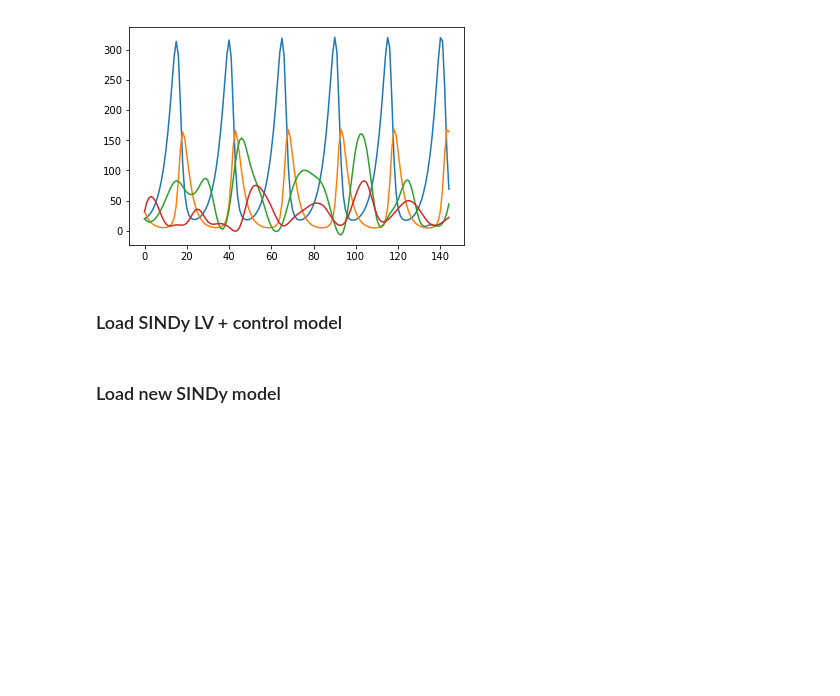
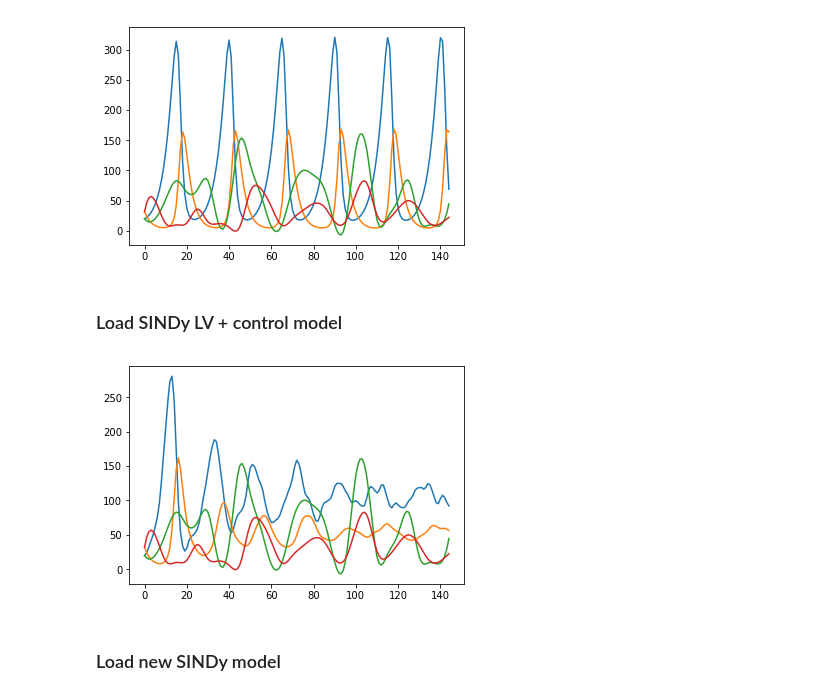
Before and after one commit to jmichellehu/ComplexSystems_AMATH563, a Jupyter notebook: hw2/AMATH563_hw2_Q5_Q6.ipynb, the cells around one changed output. Cells and saved outputs as stored; diff of their text form; code cells hidden in the pictures; blank space fills up the shorter version.

```diff
--- a/hw2/AMATH563_hw2_Q5_Q6.ipynb
+++ b/hw2/AMATH563_hw2_Q5_Q6.ipynb
@@ -195,6 +235,12 @@ t_control, preds_control = get_predictions(X, Y, years,
                                            lynx_models[0].coef_,
                                            model = lotka_volterra_control
                                           )
+# %%
+plt.plot(preds_control.T);
+plt.plot(X)
+plt.plot(Y);
+# %% [output]
+[figure, added]
 # %% [markdown]
 ### Load new SINDy model
 # %%
```
Also changed, not shown: parts of 23 cells of this notebook.
